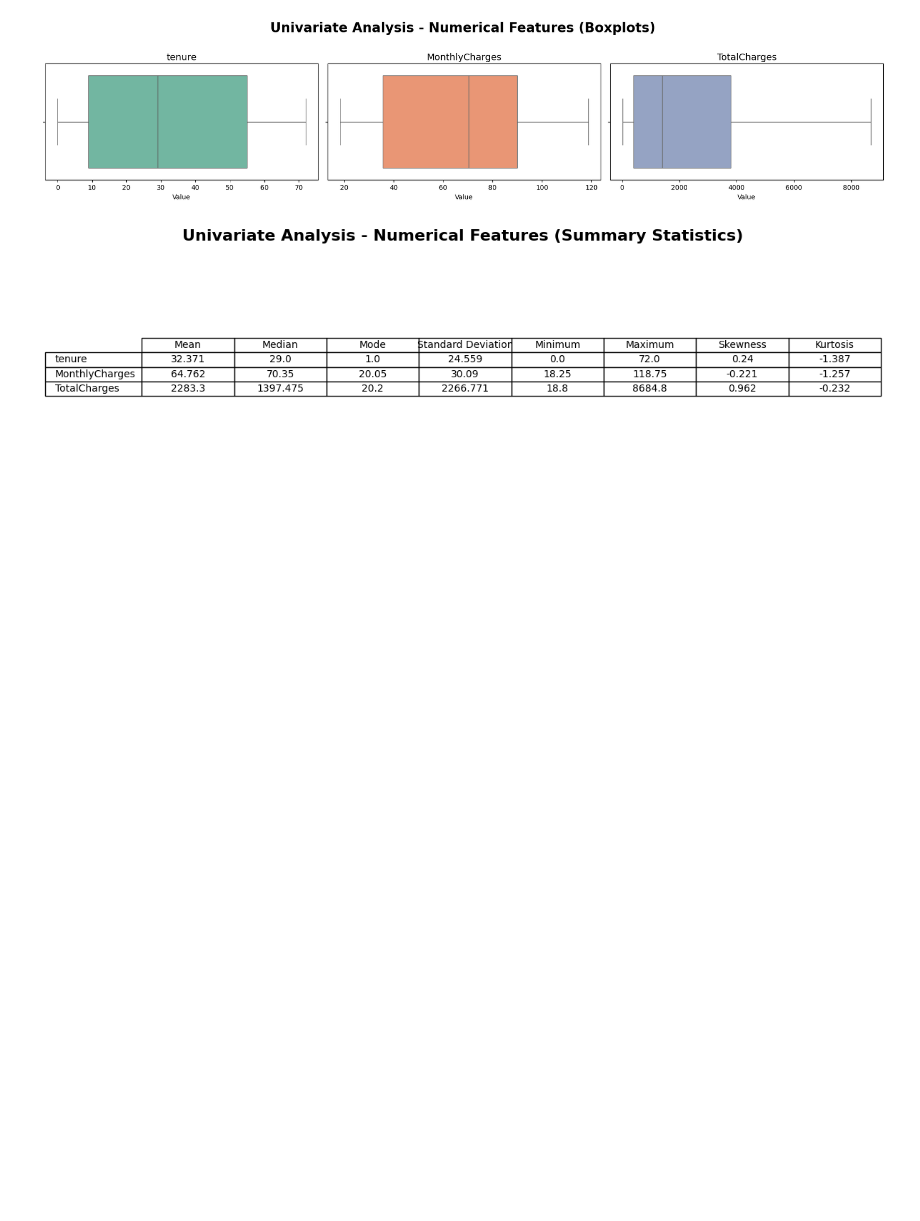
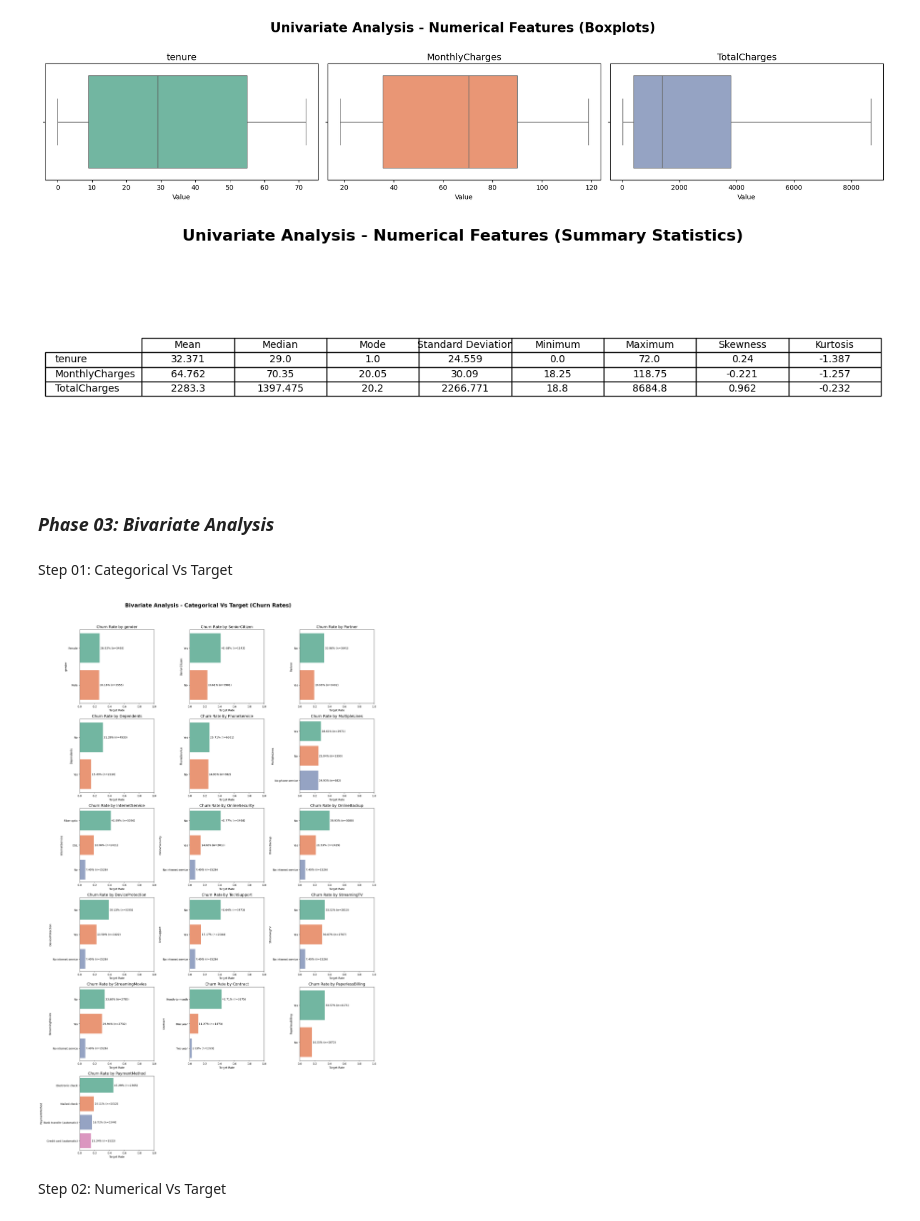
Before and after one commit to DewliniHerath/Telco_Churn_Predictor, a Jupyter notebook: notebooks/Telco_eda.ipynb, the cells around one changed output. Drawn from its saved outputs; the diff is of its cells as text; code cells hidden in the pictures; blank space fills up the shorter version.

Commit message:
Third and Fourth phase completed, eda process completed

```diff
--- a/notebooks/Telco_eda.ipynb
+++ b/notebooks/Telco_eda.ipynb
@@ -417,3 +417,43 @@ def plot_numerical_summary_table(df, exclude_cols=None):
 plot_numerical_summary_table(telco_df,exclude_cols=None)
 # %% [output]
 [figure]
+# %% [markdown]
+### *Phase 03: Bivariate Analysis*
+# %% [markdown]
+Step 01: Categorical Vs Target
+# %%
+# plotting categorical vs target
+def plot_all_cat_vs_target(df, target_col, exclude_cols=None,n_cols=3, palette="husl"):
+  # convert target to numeric (Yes=1, No=0)
+  df = df.copy()
+  df[target_col]=df[target_col].map({"Yes":1, "No":0})
+  cat_cols = df.select_dtypes(include=['object','category','bool']).columns.tolist()
+  if exclude_cols:
+    cat_cols = [col for col in cat_cols if col not in exclude_cols]
+  n_rows = (len(cat_cols)+n_cols-1)//n_cols
+  fig, axes = plt.subplots(n_rows,n_cols, figsize=(18,5*n_rows))
+  axes = axes.flatten()
+  fig.suptitle("Bivariate Analysis - Categorical Vs Target (Churn Rates)", fontsize=20, fontweight='bold')
+  for i, col in enumerate(cat_cols):
+    rates = df.groupby(col)[target_col].mean().sort_values(ascending=False)
+    counts = df[col].value_counts().reindex(rates.index)
+    colors = sns.color_palette(palette, len(rates))
+    sns.barplot(x=rates.values, y=rates.index, ax=axes[i],palette=colors)
+    axes[i].set_title(f"Churn Rate by {col}", fontsize=14)
+    axes[i].set_xlabel("Target Rate")
+    axes[i].set_xlim(0,1)
+
+    for j, (rate,cnt) in enumerate(zip(rates.values,counts.values)):
+      axes[i].text(rate+0.01,j, f"{rate:.2%} (n={cnt})", va="center")
+  for j in range(i+1,len(axes)):
+    fig.delaxes(axes[j])
+  plt.tight_layout(rect=[0,0,1,0.96])
+  plt.savefig('/content/drive/MyDrive/ML_Coursework/bivariate_categorical_vs_target.png',bbox_inches='tight')
+  plt.show()
+# %%
+# using above function
+plot_all_cat_vs_target(telco_df, target_col='Churn', exclude_cols=['customerID'],n_cols=3, palette="Set2")
+# %% [output]
+[figure, added]
+# %% [markdown]
+Step 02: Numerical Vs Target
```
Also changed, not shown: parts of 6 cells of this notebook.
